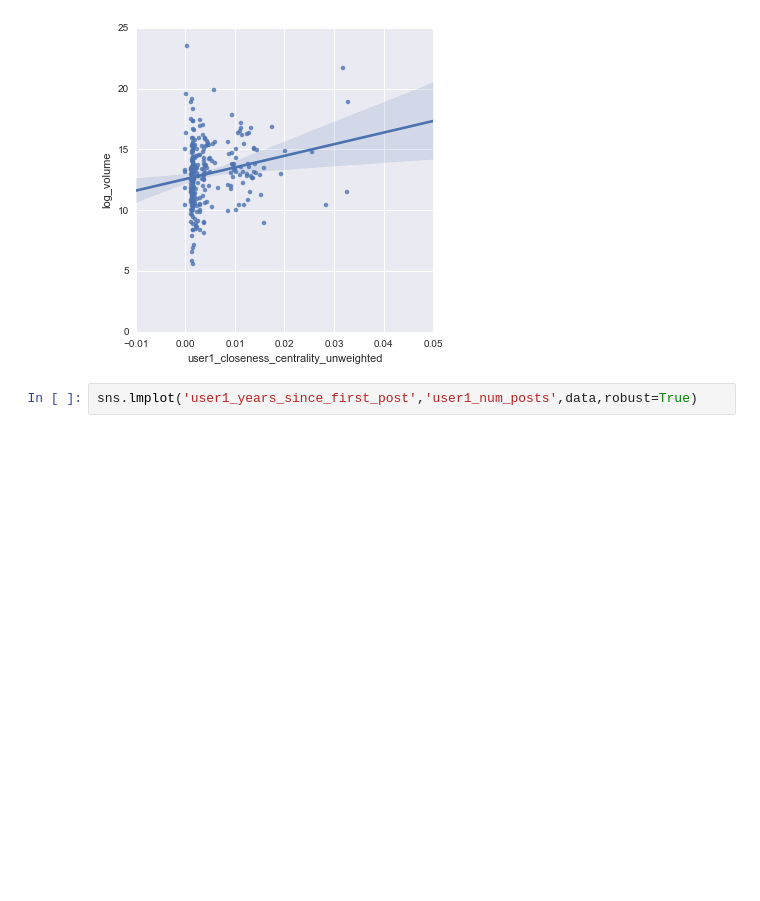
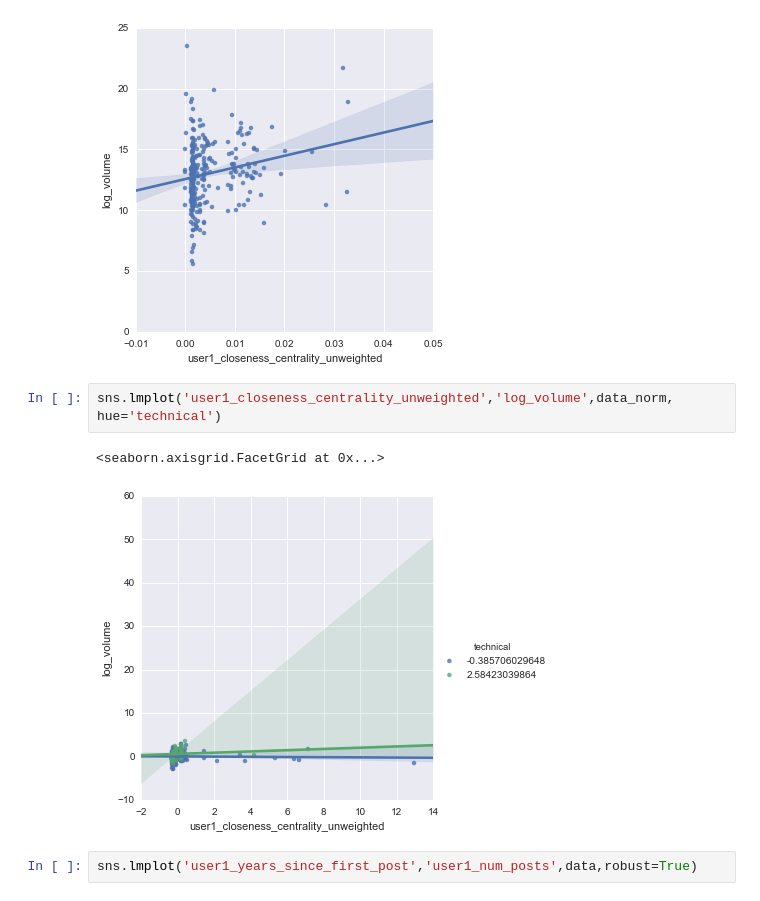
Before and after one commit to nikete/Comunity-Structure-Extremely-Speculative-Asset-Dynamics, a Jupyter notebook: coin introducers forum network position partially predicts magnitude and intensity of bubbles .ipynb, the cells around one changed output. Drawn from its saved outputs; the diff is of its cells as text; blank space fills up the shorter version.

```diff
--- a/coin introducers forum network position partially predicts magnitude and intensity of bubbles .ipynb
+++ b/coin introducers forum network position partially predicts magnitude and intensity of bubbles .ipynb
@@ -422,6 +409,11 @@ sns.lmplot('user1_closeness_centrality_unweighted','log_volume',data)#,hue='tech
 # %% [output]
 <seaborn.axisgrid.FacetGrid at 0x...>
 [figure]
+# %%
+sns.lmplot('user1_closeness_centrality_unweighted','log_volume',data_norm, hue='technical')
+# %% [output]
+<seaborn.axisgrid.FacetGrid at 0x...>
+[figure, added]
 # %%
 sns.lmplot('user1_years_since_first_post','user1_num_posts',data,robust=True)
 # %% [output]
```
Also changed, not shown: parts of 11 cells of this notebook, 5 other files.
